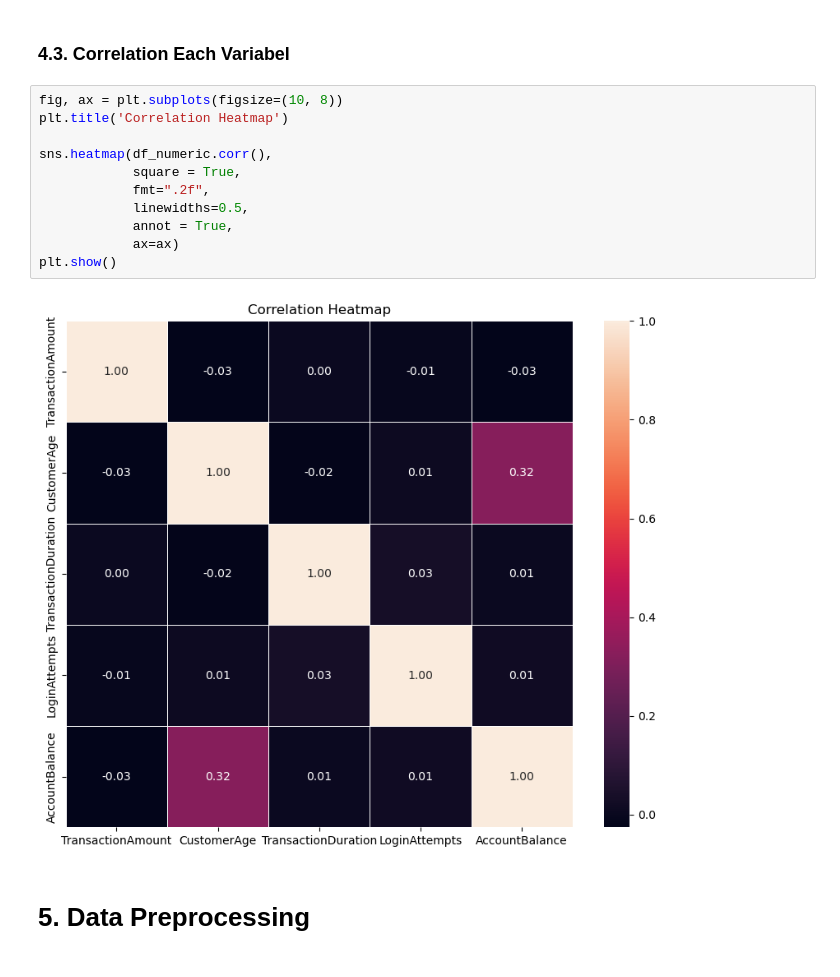
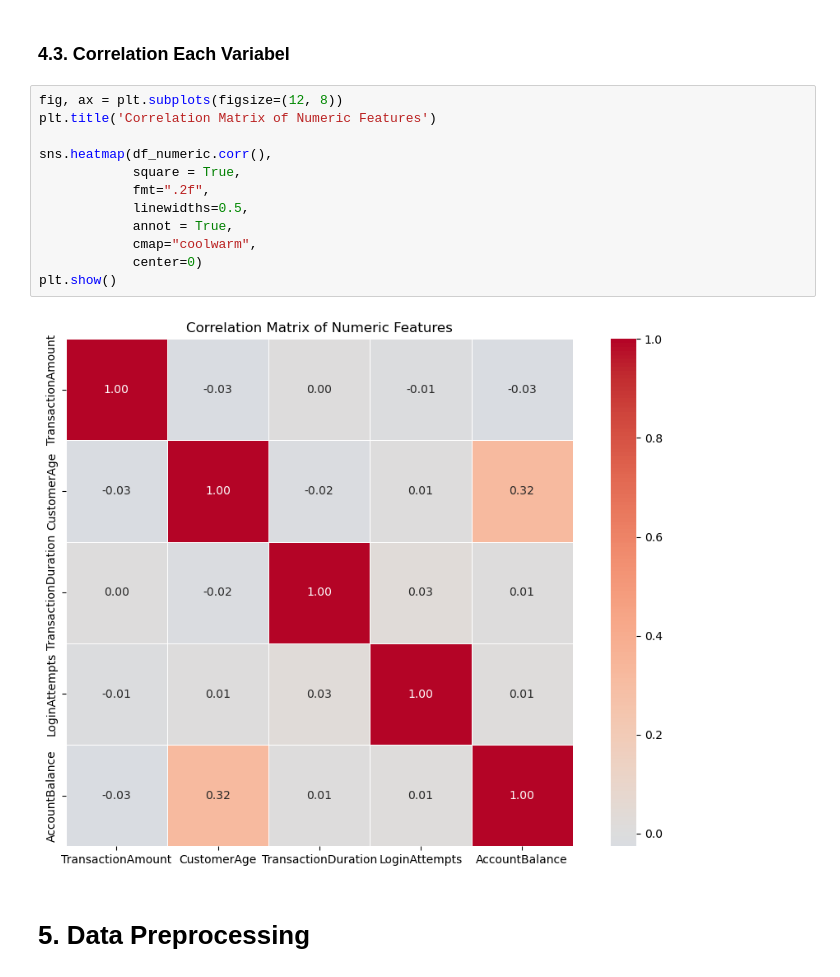
Before and after one commit to alouvre/BMLUP_DicodingSubmission_ProyekMembangunMachineLearning, a Jupyter notebook: [Clustering] Submission Akhir BMLP_Alifia Mustika Sari.ipynb, the cells around one changed output. Cells and saved outputs as stored; diff of their text form.

```diff
--- a/[Clustering] Submission Akhir BMLP_Alifia Mustika Sari.ipynb
+++ b/[Clustering] Submission Akhir BMLP_Alifia Mustika Sari.ipynb
@@ -161,18 +193,19 @@ Index(['TransactionAmount', 'CustomerAge', 'TransactionDuration',
 # %% [markdown]
 ### **4.3. Correlation Each Variabel**
 # %%
-fig, ax = plt.subplots(figsize=(10, 8))
-plt.title('Correlation Heatmap')
+fig, ax = plt.subplots(figsize=(12, 8))
+plt.title('Correlation Matrix of Numeric Features')
 
 sns.heatmap(df_numeric.corr(),
             square = True,
             fmt=".2f",
             linewidths=0.5,
             annot = True,
-            ax=ax)
+            cmap="coolwarm",
+            center=0)
 plt.show()
 # %% [output]
-[figure, old version]
+[figure, new version]
 # %% [markdown]
 # **5. Data Preprocessing**
 # %% [markdown]
```
Also changed, not shown: parts of 3 cells of this notebook.
